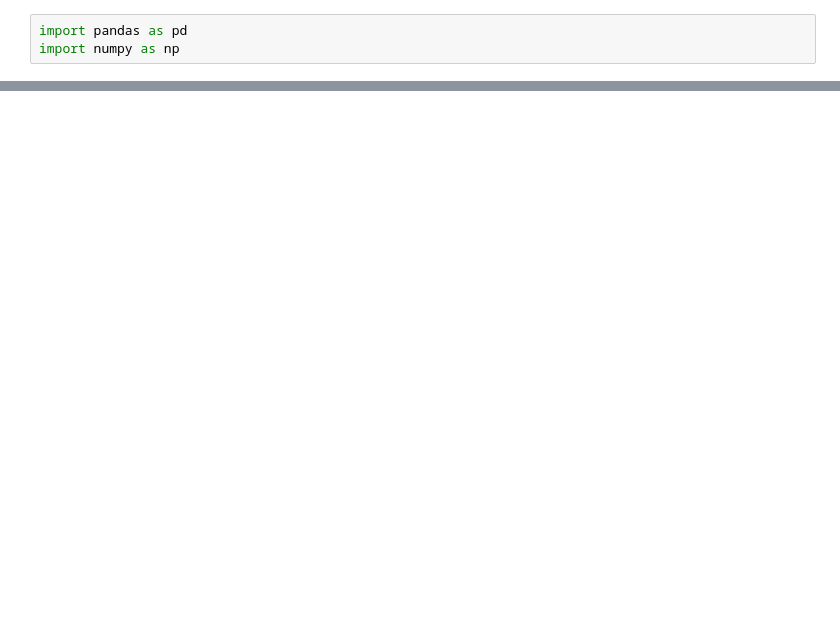
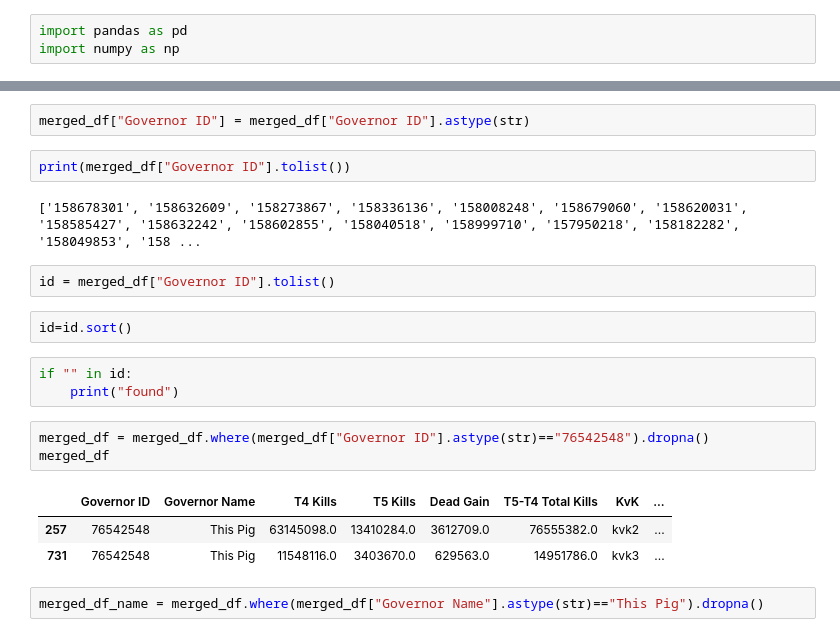
Before and after one commit to msamedozmen/3198_KvK_Dashboard, a Jupyter notebook: main.ipynb, the cells around one changed output, grey strips where cells are left out. Saved outputs shown, nothing was run; the diff lists cells and outputs as text; blank space fills up the shorter version.

```diff
--- a/main.ipynb
+++ b/main.ipynb
@@ -147,0 +131,22 @@ Total Dead:  24020071
+# %%
+merged_df["Governor ID"] = merged_df["Governor ID"].astype(str)
+# %%
+print(merged_df["Governor ID"].tolist())
+# %% [output]
+['158678301', '158632609', '158273867', '158336136', '158008248', '158679060', '158620031', '158585427', '158632242', '158602855', '158040518', '158999710', '157950218', '158182282', '158049853', '158 ...
+# %%
+id = merged_df["Governor ID"].tolist()
+# %%
+id=id.sort()
+# %%
+if "" in id:
+    print("found")
+# %%
+merged_df = merged_df.where(merged_df["Governor ID"].astype(str)=="76542548").dropna()
+merged_df
+# %% [output]
+|  | Governor ID | Governor Name | T4 Kills | T5 Kills | Dead Gain | T5-T4 Total Kills | KvK | ... |
+| 257 | 76542548 | This Pig | 63145098.0 | 13410284.0 | 3612709.0 | 76555382.0 | kvk2 | ... |
+| 731 | 76542548 | This Pig | 11548116.0 | 3403670.0 | 629563.0 | 14951786.0 | kvk3 | ... |
+# %%
+merged_df_name = merged_df.where(merged_df["Governor Name"].astype(str)=="This Pig").dropna()
```
Also changed, not shown: parts of 26 cells of this notebook, 6 other files.
